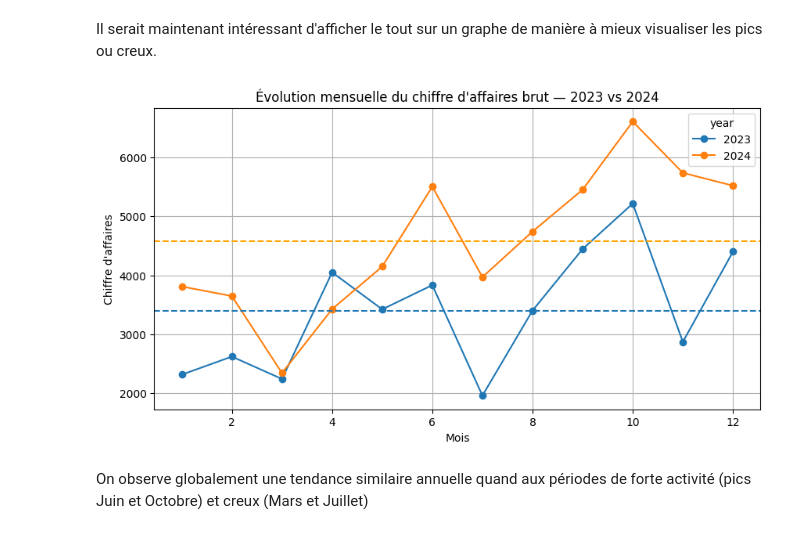
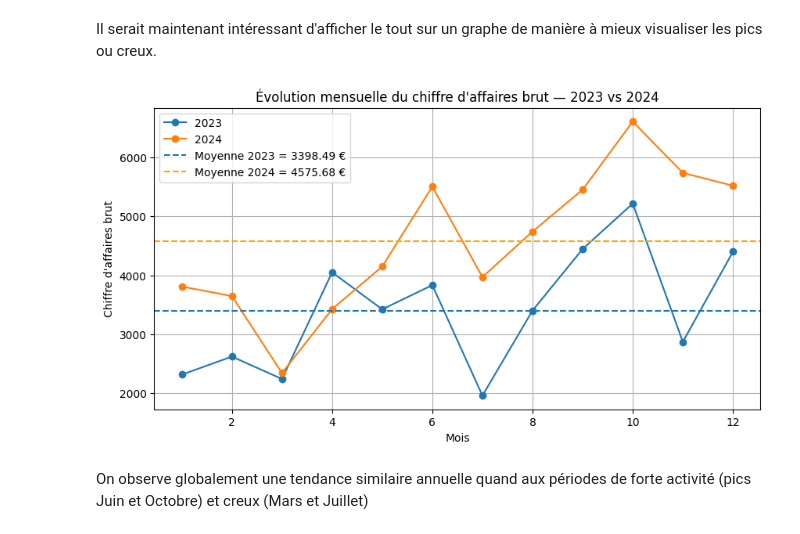
Before and after one commit to Ju3465/Analyse-e-commerce-2023-vs-2024-thelook_ecommerce, a Jupyter notebook: notebooks/eda_thelook_fr_women_2023_2024.ipynb, the cells around one changed output. Cells and saved outputs as stored; diff of their text form; code cells hidden in the pictures.

```diff
--- a/notebooks/eda_thelook_fr_women_2023_2024.ipynb
+++ b/notebooks/eda_thelook_fr_women_2023_2024.ipynb
@@ -425,11 +463,7 @@ Name: sale_price, dtype: float64
 Tout d'abord on remarque rapidement que ce chiffre d'affaires brut a significativement augmenté en 2024 par rapport à 2023. Regardons à présent le détail mois par mois.
 # %%
 # Création du dataframe regroupant les ventes par mois et années
-monthly_ca = (
-    df.groupby(["year", "month"])["sale_price"]
-      .sum()
-      .reset_index()
-)
+monthly_ca = (df.groupby(["year", "month"])["sale_price"].sum().reset_index())
 
 # Basculement du dataframe regroupant les ventes par mois et années
 monthly_ca_pivot = monthly_ca.pivot(
@@ -457,14 +491,10 @@ monthly_ca_pivot
 Nous avons une table représentant l'évolution mensuelle des ventes. Nous pouvons rajouter le différentiel mois à mois entre les deux années.
 # %%
 # Ajout de la variation absolue de chiffre d'affaires mois à mois
-monthly_ca_pivot["delta_abs"] = (
-    monthly_ca_pivot[2024] - monthly_ca_pivot[2023]
-)
+monthly_ca_pivot["delta_abs"] = (monthly_ca_pivot[2024] - monthly_ca_pivot[2023])
 
-# Ajout de la variation reltive de chiffre d'affaires mois à mois
-monthly_ca_pivot["delta_rel_pct"] = (
-    monthly_ca_pivot["delta_abs"] / monthly_ca_pivot[2023]
-) * 100
+# Ajout de la variation relative de chiffre d'affaires mois à mois
+monthly_ca_pivot["delta_rel_pct"] = (monthly_ca_pivot["delta_abs"] / monthly_ca_pivot[2023]) * 100
 monthly_ca_pivot
 # %% [output]
 | year | 2023 | 2024 | delta_abs | delta_rel_pct |
@@ -484,24 +514,34 @@ monthly_ca_pivot
 # %% [markdown]
 Il serait maintenant intéressant d'afficher le tout sur un graphe de manière à mieux visualiser les pics ou creux.
 # %%
-mean_2023 = monthly_ca_pivot[2023].mean()
-mean_2024 = monthly_ca_pivot[2024].mean()
-
-monthly_ca_pivot[[2023, 2024]].plot(
+# Création du graphique des CA mensuels 2023 vs 2024
+ax = monthly_ca_pivot[[2023, 2024]].plot(
     kind="line",
     marker="o",
     figsize=(10, 5)
 )
 
-plt.title("Évolution mensuelle du chiffre d'affaires brut — 2023 vs 2024")
-plt.xlabel("Mois")
-plt.ylabel("Chiffre d'affaires")
-plt.axhline(mean_2023, linestyle="--", label=f"Moyenne = {mean_2023:.2f} €")
-plt.axhline(mean_2024, linestyle="--", color='orange', label=f"Moyenne = {mean_2023:.2f} €")
-plt.grid(True)
+# Calcul des moyennes annuelles
+mean_2023 = monthly_ca_pivot[2023].mean()
+mean_2024 = monthly_ca_pivot[2024].mean()
+
+# Ajout des lignes horizontales correspondant aux moyennes
+ax.axhline(mean_2023, linestyle="--", label=f"Moyenne 2023 = {mean_2023:.2f} €")
+ax.axhline(mean_2024, linestyle="--", color='orange', label=f"Moyenne 2024 = {mean_2024:.2f} €")
+
+# Paramétrage du graphique
+ax.set_title("Évolution mensuelle du chiffre d'affaires brut — 2023 vs 2024")
+ax.set_xlabel("Mois")
+ax.set_ylabel("Chiffre d'affaires brut")
+
+# Affichage de la légende et de la grille
+ax.legend()
+ax.grid(True)
+
+# Affichage plot
 plt.show()
 # %% [output]
-[figure, old version]
+[figure, new version]
 # %% [markdown]
 On observe globalement une tendance similaire annuelle quand aux périodes de forte activité (pics Juin et Octobre) et creux (Mars et Juillet)
 # %% [markdown]
```
Also changed, not shown: parts of 14 cells of this notebook.
